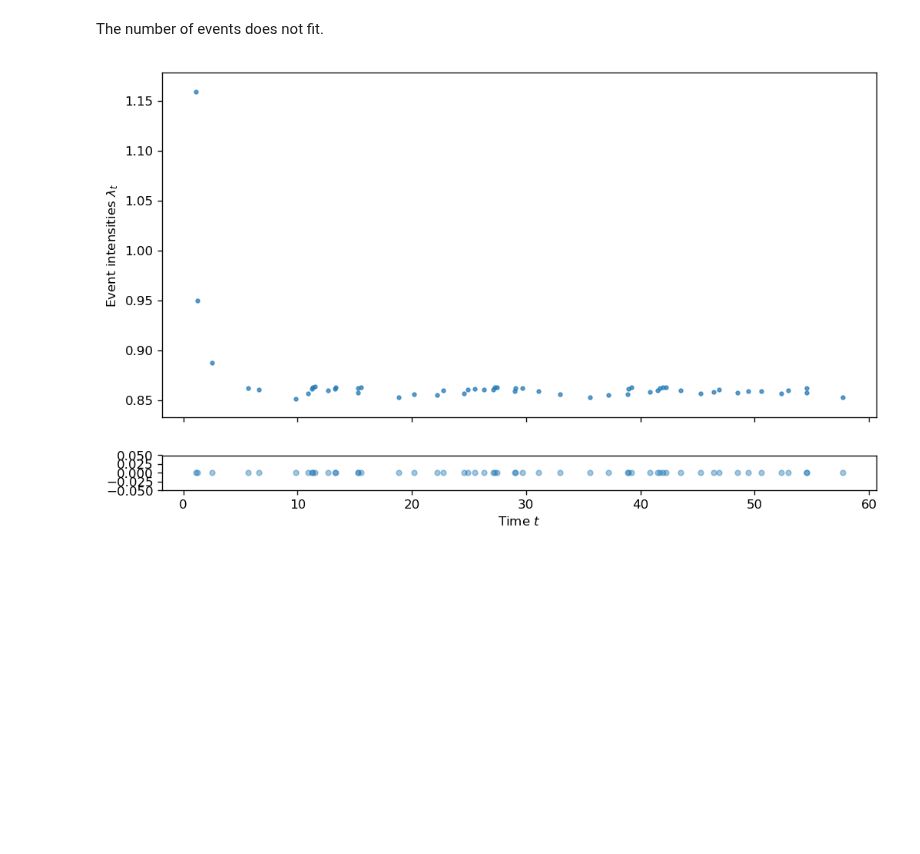
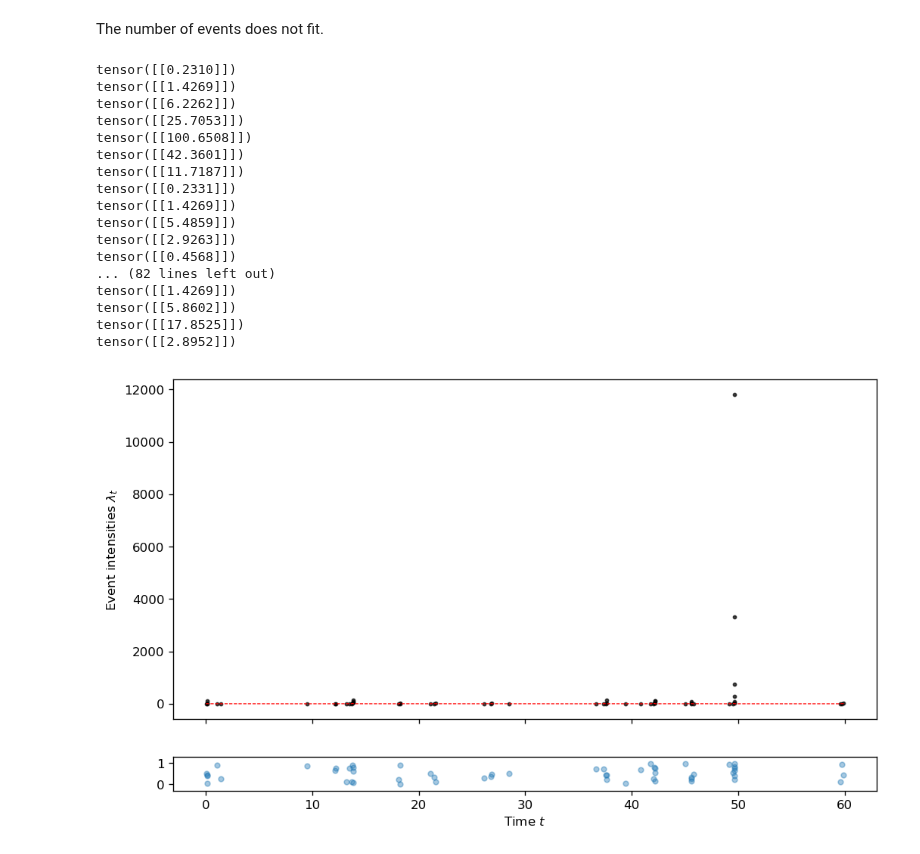
Before and after one commit to Deeptradingfx/point-process-nets, a Jupyter notebook: notebooks/decayrnn.ipynb, the cells around one changed output. Drawn from its saved outputs; the diff is of its cells as text; code cells hidden in the pictures; blank space fills up the shorter version.

```diff
--- a/notebooks/decayrnn.ipynb
+++ b/notebooks/decayrnn.ipynb
@@ -275,21 +308,56 @@ fig.savefig("{:}/{:}.{:}.pdf".format(RESULT_BASEDIR, model_perf_indicator, MODEL
 # %% [markdown]
 The number of events does not fit.
 # %%
-def plot_events_and_intensity(event_times, event_intensities):
+def plot_events_and_intensity(event_times, hidden_states, event_decay):
     fig, (ax0, ax1) = plt.subplots(2, 1, sharex=True,
                                    dpi=120,
                                    gridspec_kw = {'height_ratios':[3, 0.3]},
                                    figsize=(10,6))
-    time_arr = np.linspace(0, tmax, 100)
+    time_arr = np.linspace(0, tmax, 1000)
     n_events = event_times.shape[0] - 1
-    max_intens = max(event_intensities)
-    min_intens = min(event_intensities)
-    ax0.scatter(event_times[1:], event_intensities, s=8, alpha=0.7)
+    max_intens = max(e.max() for e in hidden_states)
+    min_intens = min(e.min() for e in hidden_states)
+    y_intens = []
+    curr_index = 0
+    for ti in time_arr:
+        if curr_index < len(hidden_states)-1 and ti > event_times[curr_index+1]:
+            curr_index += 1
+        hi = hidden_states[curr_index]
+        li = model.intensity_activ(model.intensity_layer(hi)).detach().numpy()
+        dec = event_decay[curr_index].numpy()
+        t_incr = ti - event_times[curr_index]  # >= 0 by construction
+        y_intens.append(li*np.exp(-dec*t_incr))
+    event_intens = [model.intensity_activ(model.intensity_layer(h)).item()
+                    for h in hidden_states]
+    ax0.scatter(event_times[1:], event_intens,
+                facecolor='k',
+                s=6, alpha=0.7)
     ax0.set_ylabel("Event intensities $\lambda_t$")
-    ax1.scatter(event_times[1:], [0.0 for _ in range(n_events)],
+    ax0.plot(time_arr, y_intens, color='r',
+             linewidth=.7, linestyle='--')
+    ax1.scatter(event_times[1:], np.random.rand(n_events),
                 alpha=0.4, s=16)
+    ax1.set_ylim((-0.3,1.3))
     ax1.set_xlabel("Time $t$")
-# %%
-plot_events_and_intensity(gen_event_times, gen_event_intens)
-# %% [output]
-[figure, removed]
+# %%
+gen_event_times, gen_event_intens, gen_event_decay = model.generate_sequence(tmax)
+plot_events_and_intensity(gen_event_times, gen_event_intens, gen_event_decay)
+# %% [output]
+tensor([[0.2310]])
+tensor([[1.4269]])
+tensor([[6.2262]])
+tensor([[25.7053]])
+tensor([[100.6508]])
+tensor([[42.3601]])
+tensor([[11.7187]])
+tensor([[0.2331]])
+tensor([[1.4269]])
+tensor([[5.4859]])
+tensor([[2.9263]])
+tensor([[0.4568]])
+... (82 lines left out)
+tensor([[1.4269]])
+tensor([[5.8602]])
+tensor([[17.8525]])
+tensor([[2.8952]])
+[figure, added]
```
Also changed, not shown: parts of 12 cells of this notebook, 3 other files.
